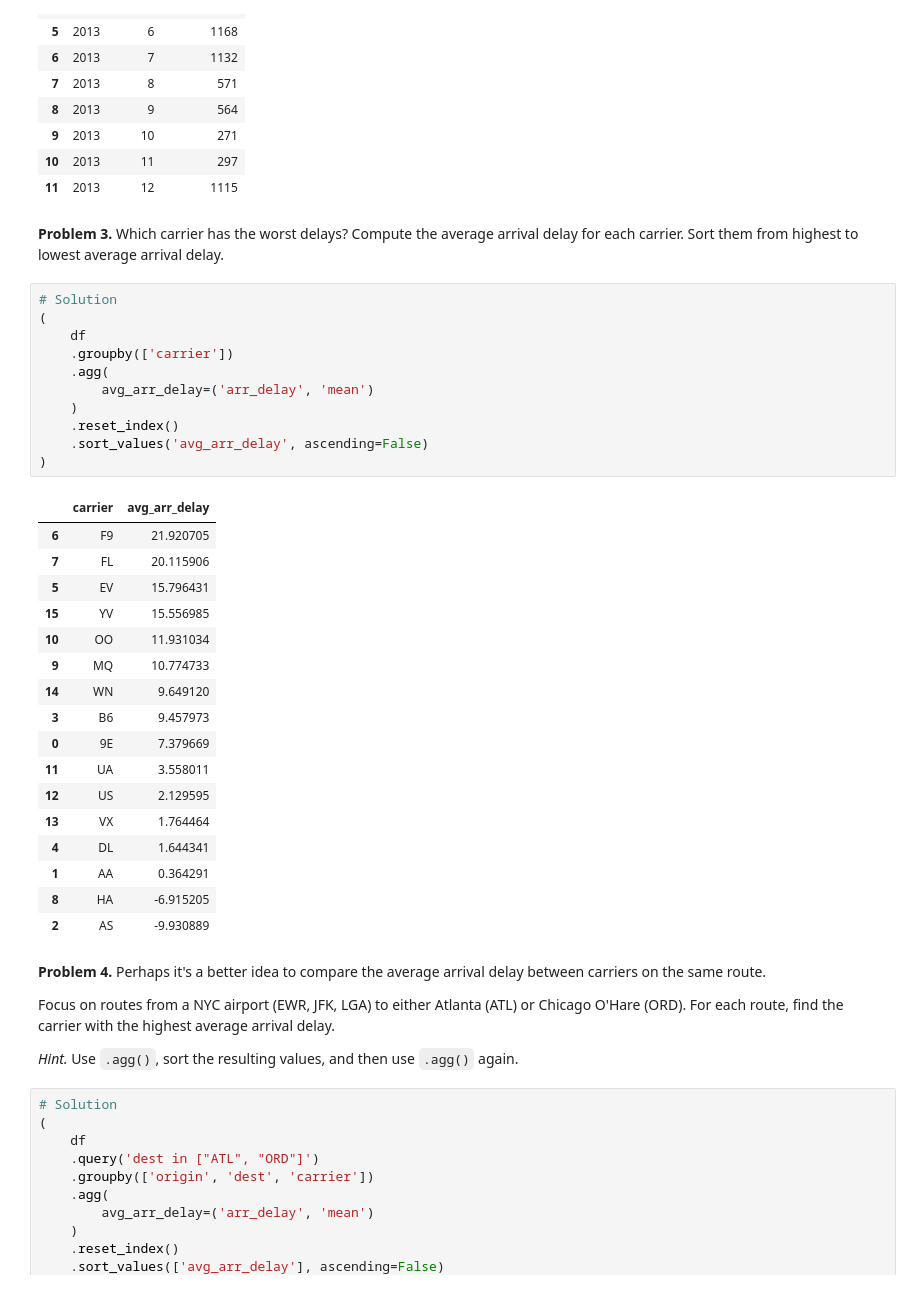
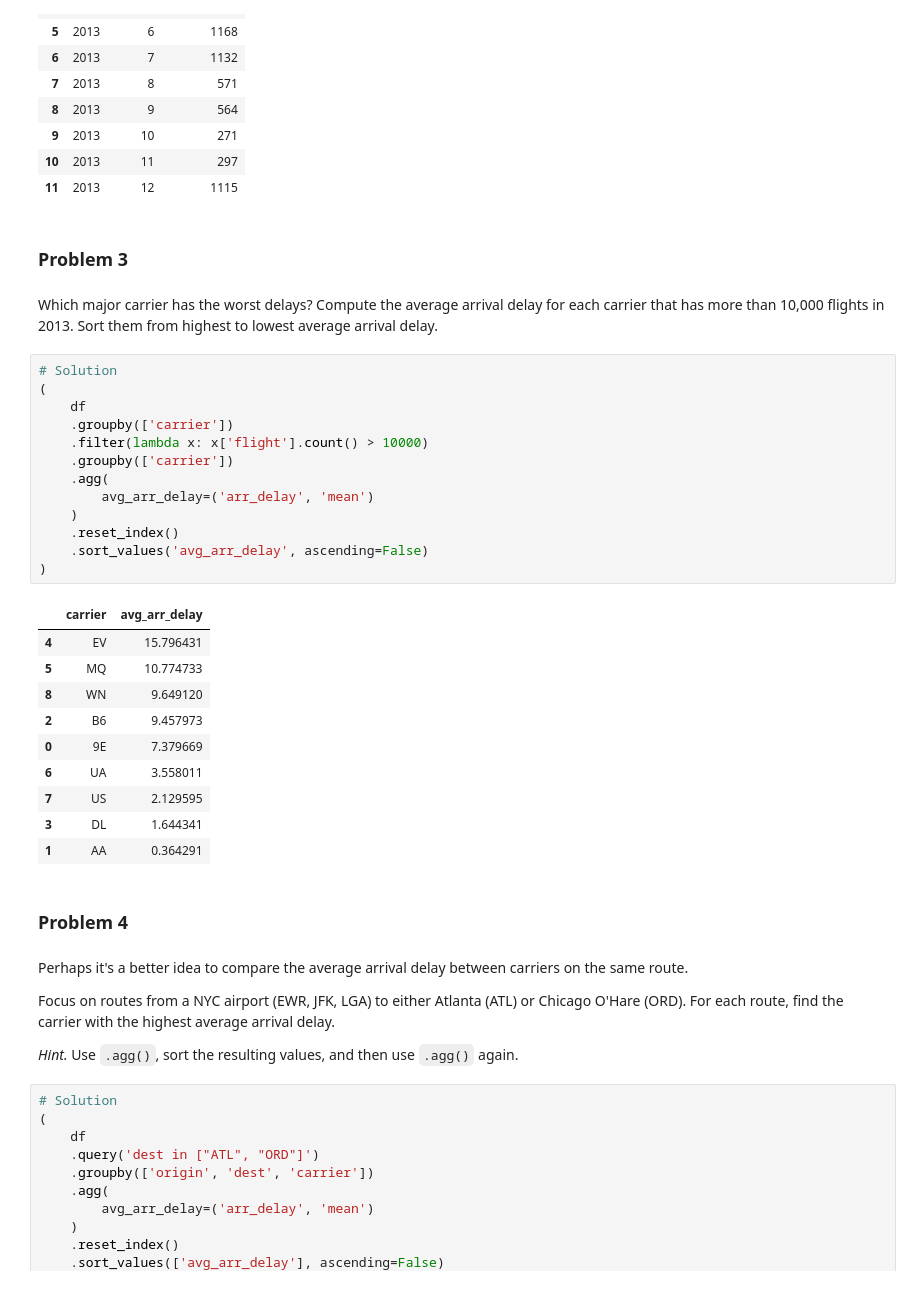
Before and after one commit to usna-dwv/lesson-split-apply-combine, a Jupyter notebook: Lesson 16 Split-Apply-Combine in Pandas.ipynb, the cells around one changed output. Drawn from its saved outputs; the diff is of its cells as text.

```diff
--- a/Lesson 16 Split-Apply-Combine in Pandas.ipynb
+++ b/Lesson 16 Split-Apply-Combine in Pandas.ipynb
@@ -479,40 +493,37 @@ What time of day should you fly if you want to avoid delays as much as possible?
 | 9 | 2013 | 10 | 271 |
 | 10 | 2013 | 11 | 297 |
 | 11 | 2013 | 12 | 1115 |
+# %% [markdown]
+### Problem 3
 # %% [markdown]
-**Problem 3.**
-Which carrier has the worst delays? Compute the average arrival delay for each carrier. Sort them from highest to lowest average arrival delay.
+Which major carrier has the worst delays? Compute the average arrival delay for each carrier that has more than 10,000 flights in 2013. Sort them from highest to lowest average arrival delay.
 # %%
 # Solution
 (
     df
+    .groupby(['carrier'])
+    .filter(lambda x: x['flight'].count() > 10000)
     .groupby(['carrier'])
     .agg(
         avg_arr_delay=('arr_delay', 'mean')
     )
     .reset_index()
     .sort_values('avg_arr_delay', ascending=False)
 )
 # %% [output]
 |  | carrier | avg_arr_delay |
-| 6 | F9 | 21.920705 |
-| 7 | FL | 20.115906 |
-| 5 | EV | 15.796431 |
-| 15 | YV | 15.556985 |
-| 10 | OO | 11.931034 |
-| 9 | MQ | 10.774733 |
-| 14 | WN | 9.649120 |
-| 3 | B6 | 9.457973 |
+| 4 | EV | 15.796431 |
+| 5 | MQ | 10.774733 |
+| 8 | WN | 9.649120 |
+| 2 | B6 | 9.457973 |
 | 0 | 9E | 7.379669 |
-| 11 | UA | 3.558011 |
-| 12 | US | 2.129595 |
-| 13 | VX | 1.764464 |
-| 4 | DL | 1.644341 |
+| 6 | UA | 3.558011 |
+| 7 | US | 2.129595 |
+| 3 | DL | 1.644341 |
 | 1 | AA | 0.364291 |
-| 8 | HA | -6.915205 |
-| 2 | AS | -9.930889 |
+# %% [markdown]
+### Problem 4
 # %% [markdown]
-**Problem 4.**
 Perhaps it's a better idea to compare the average arrival delay between carriers on the same route.
 
 Focus on routes from a NYC airport (EWR, JFK, LGA) to either Atlanta (ATL) or Chicago O'Hare (ORD). For each route, find the carrier with the highest average arrival delay.
```
Also changed, not shown: parts of 25 cells of this notebook.
